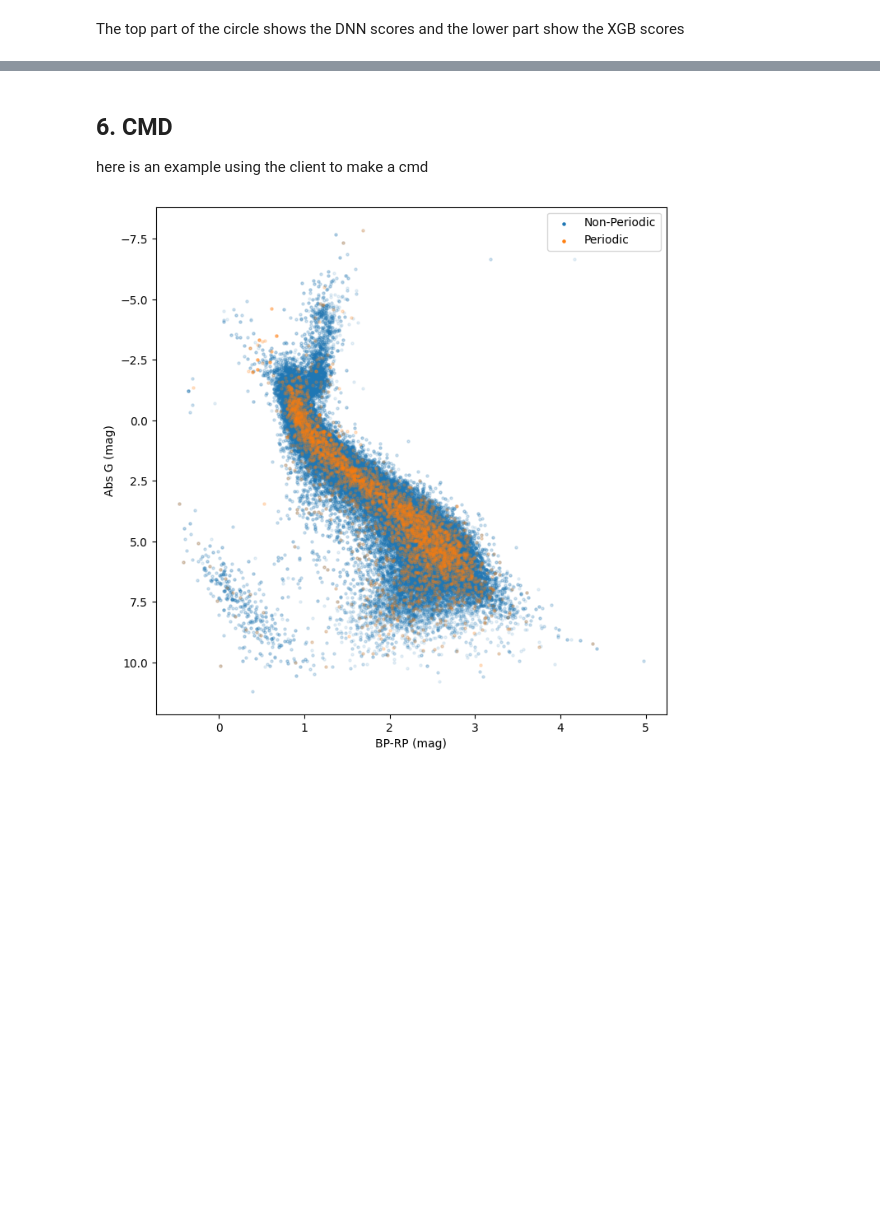
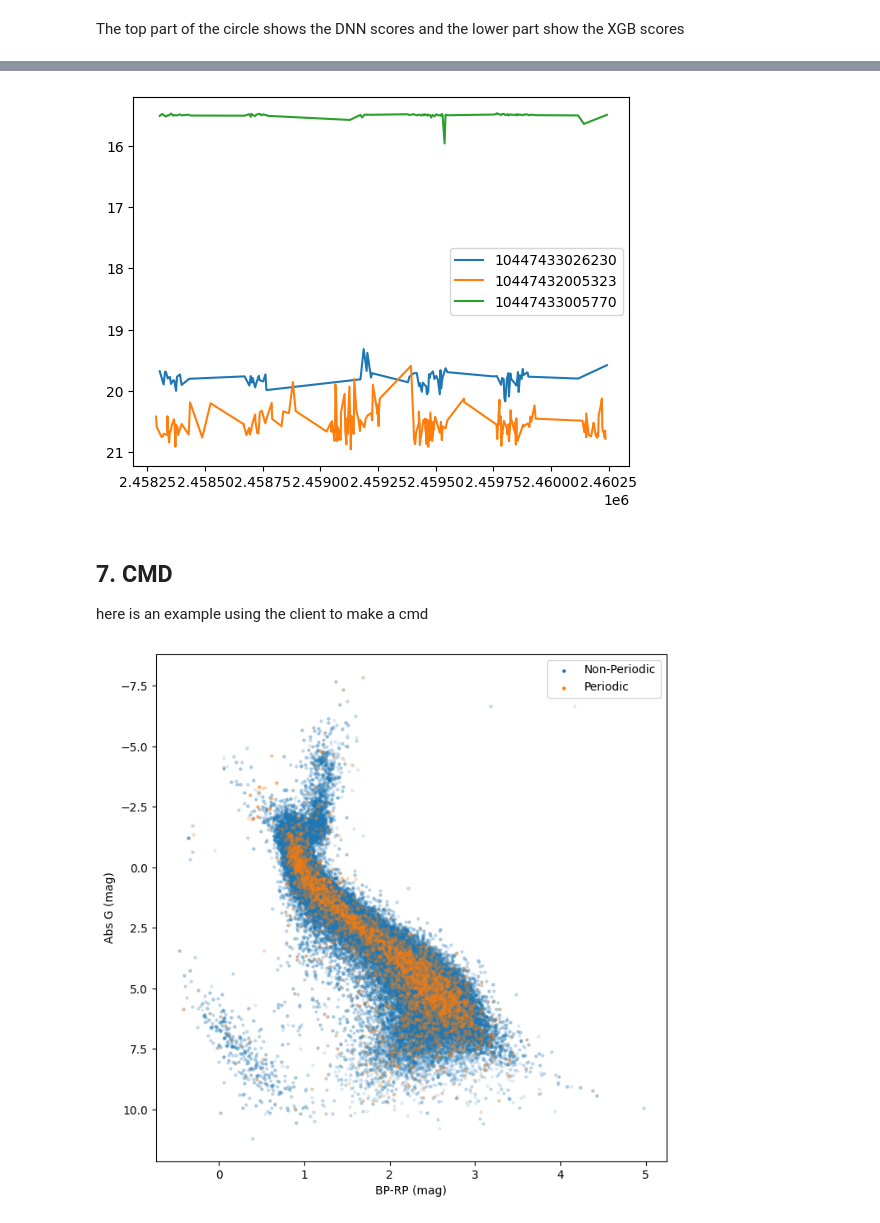
Before and after one commit to DanielWarshofsky/SCoPe_tools, a Jupyter notebook: db_scope_search.ipynb, the cells around one changed output, grey strips where cells are left out. Saved outputs shown, nothing was run; the diff lists cells and outputs as text; code cells hidden in the pictures; blank space fills up the shorter version.

Commit message:
Added config and get lightcurves

```diff
--- a/db_scope_search.ipynb
+++ b/db_scope_search.ipynb
@@ -209,0 +196,4 @@ plt.tight_layout()
+# %%
+ids=[10447433026230,10447432005323,10447433005770]
+out_data=C.get_light_curves_by_id(ids)
+out_data
@@ -209,0 +214,3 @@ plt.tight_layout()
+# %%
+out_data=C.get_light_curves_by_coord(5.008773,4.999681)
+out_data
@@ -210,5 +231,15 @@ plt.tight_layout()
+# %%
+import matplotlib.pyplot as plt
+fig,ax=plt.subplots()
+for id in ids:
+    mask=out_data['_id']==id
+    ax.plot(out_data[mask]['hjd'],out_data[mask]['mag'],label=str(id))
+ax.legend()
+ax.invert_yaxis()
+# %% [output]
+[figure, added]
 # %% [markdown]
-## 6. <a id="6"></a>CMD
+## 7. <a id="7"></a>CMD
 here is an example using the client to make a cmd
 # %%
 # Retrive some data
```
Also changed, not shown: parts of 12 cells of this notebook, 4 other files.
